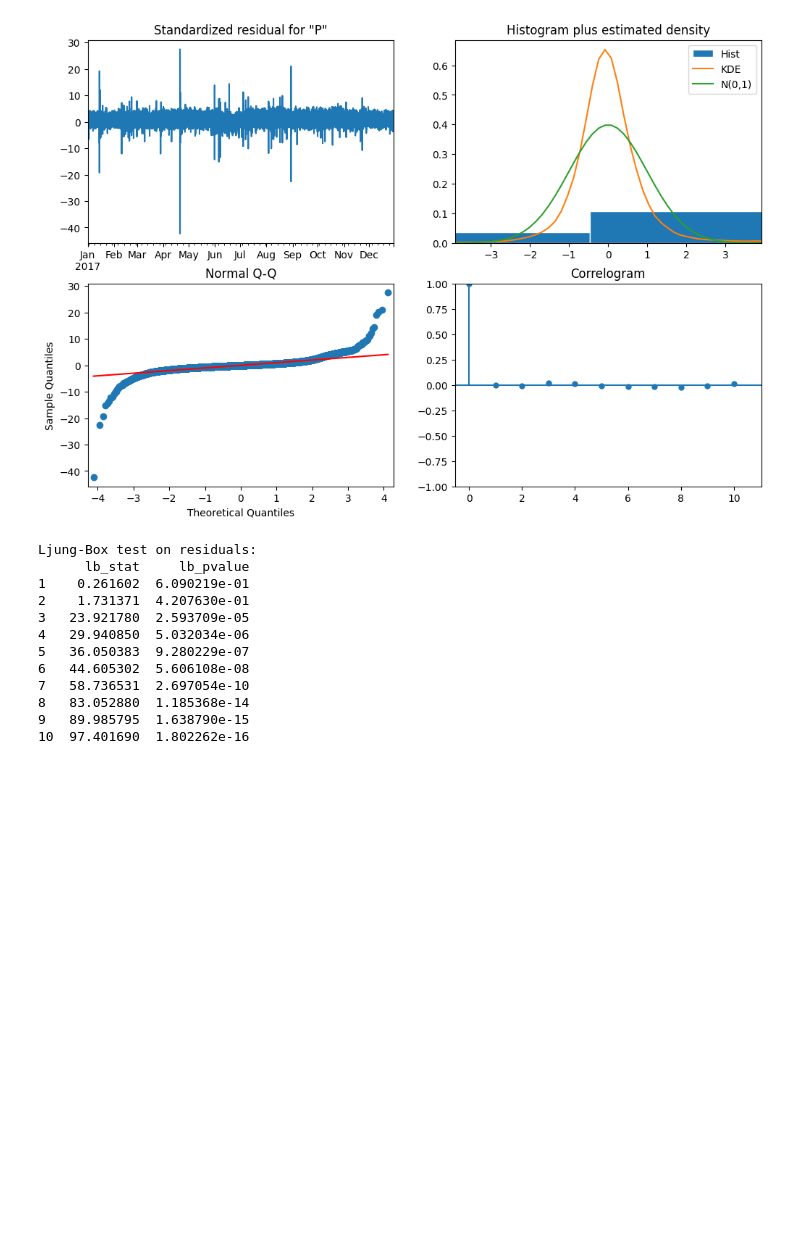
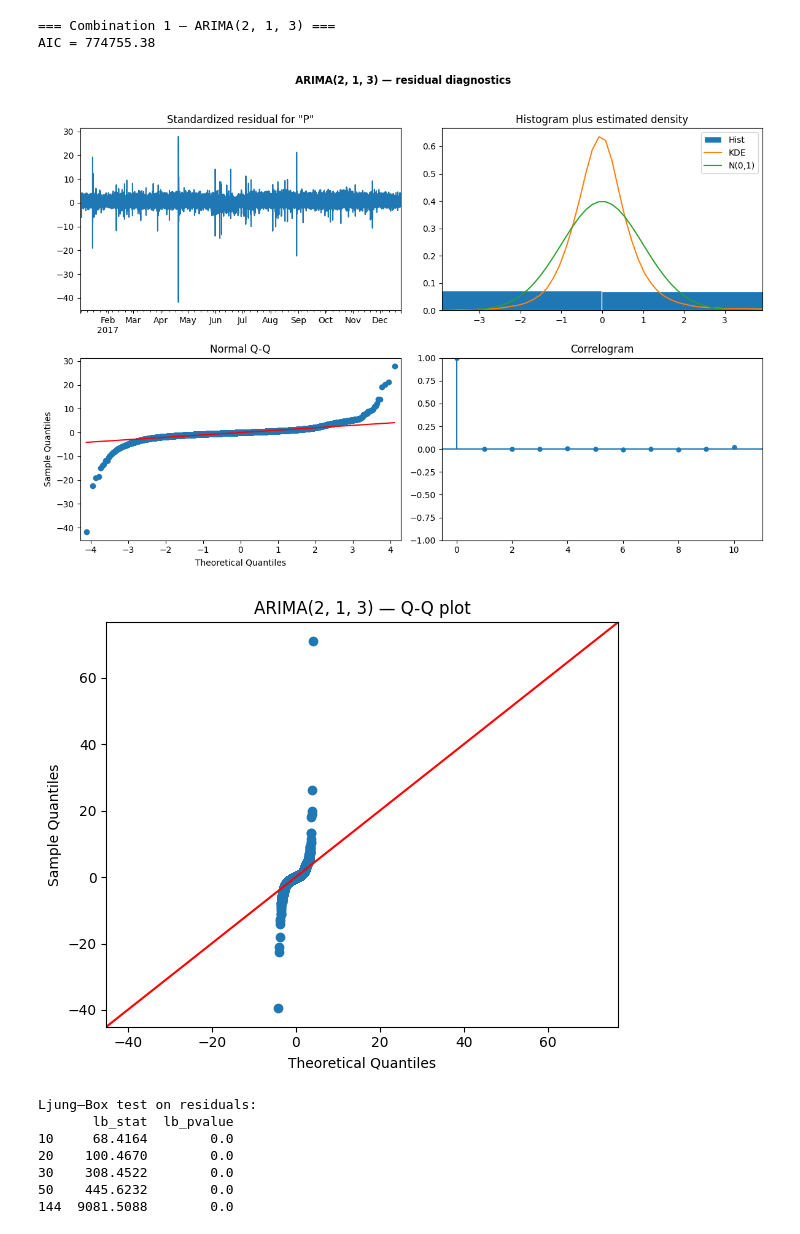
Before and after one commit to GonzaloIgta/Electric-Power-Consumption, a Jupyter notebook: Arima/Arima.ipynb, the cells around one changed output. Cells and saved outputs as stored; diff of their text form; code cells hidden in the pictures; blank space fills up the shorter version.

```diff
--- a/Arima/Arima.ipynb
+++ b/Arima/Arima.ipynb
@@ -70,11 +68,9 @@ plt.show()
 # %%
-from statsmodels.tsa.seasonal import seasonal_decompose
-
-decomposition = seasonal_decompose(ts_zone1.iloc[:2016], model='additive', period=144)
-
-fig = decomposition.plot()
-fig.set_size_inches(14, 10)
-plt.suptitle('Descomposition — Zone 1 (Trend + Seasonal + Residual)', y=1.02, fontweight='bold')
+fig, axes = plt.subplots(1, 2, figsize=(16, 4))
+plot_acf( train, lags=300, ax=axes[0])
+plot_pacf(train, lags=300, ax=axes[1], method="ywm")
+axes[0].set_title("ACF — train (lags up to 300 ≈ 2 days)")
+axes[1].set_title("PACF — train")
 plt.tight_layout()
 plt.show()
 # %% [output]
@@ -129,21 +157,37 @@ Best combination selected: ARIMA(3, 0, 2) with AIC: 785953.43
 # %%
-best_model.plot_diagnostics(figsize=(12,8))
-plt.show()
+def fit_and_diagnose(endog, order, label):
+    model = SARIMAX(endog, order=order, simple_differencing=False).fit(disp=False)
+    print(f"\n=== {label} — ARIMA{order} ===")
+    print(f"AIC = {model.aic:.2f}")
 
-print("Ljung-Box test on residuals:")
-print(acorr_ljungbox(best_model.resid, np.arange(1, 11, 1)))
+    #4-panel diagnostics
+    model.plot_diagnostics(figsize=(12, 8))
+    plt.suptitle(f"ARIMA{order} — residual diagnostics", y=1.02, fontweight="bold")
+    plt.tight_layout(); plt.show()
+
+    #Q-Q plot
+    fig = qqplot(model.resid, line="45", fit=True)
+    fig.set_size_inches(6, 5)
+    plt.title(f"ARIMA{order} — Q-Q plot")
+    plt.tight_layout(); plt.show()
+
+    #Ljung–Box
+    lb = acorr_ljungbox(model.resid, lags=[10, 20, 30, 50, 144], return_df=True)
+    print("Ljung–Box test on residuals:")
+    print(lb.round(4))
+    return model
+
+model_1 = fit_and_diagnose(train, best_order_1, "Combination 1")
 # %% [output]
+=== Combination 1 — ARIMA(2, 1, 3) ===
+AIC = 774755.38
-[figure, old version]
+[figure, new version]
-Ljung-Box test on residuals:
-      lb_stat     lb_pvalue
-1    0.261602  6.090219e-01
-2    1.731371  4.207630e-01
-3   23.921780  2.593709e-05
-4   29.940850  5.032034e-06
-5   36.050383  9.280229e-07
-6   44.605302  5.606108e-08
-7   58.736531  2.697054e-10
-8   83.052880  1.185368e-14
-9   89.985795  1.638790e-15
-10  97.401690  1.802262e-16
+[figure, added]
+Ljung–Box test on residuals:
+       lb_stat  lb_pvalue
+10     68.4164        0.0
+20    100.4670        0.0
+30    308.4522        0.0
+50    445.6232        0.0
+144  9081.5088        0.0
 # %%
```
Also changed, not shown: parts of 29 cells of this notebook.
